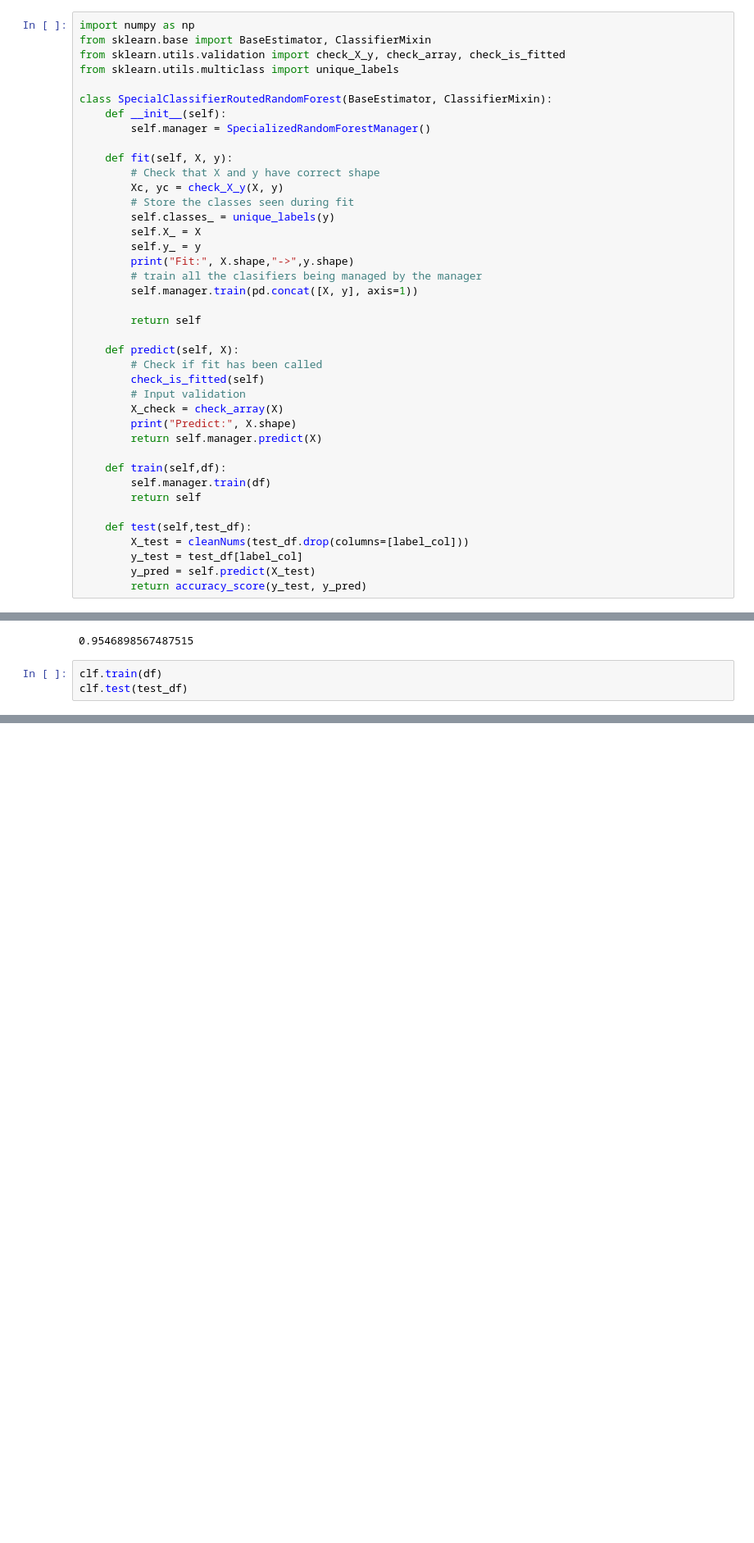
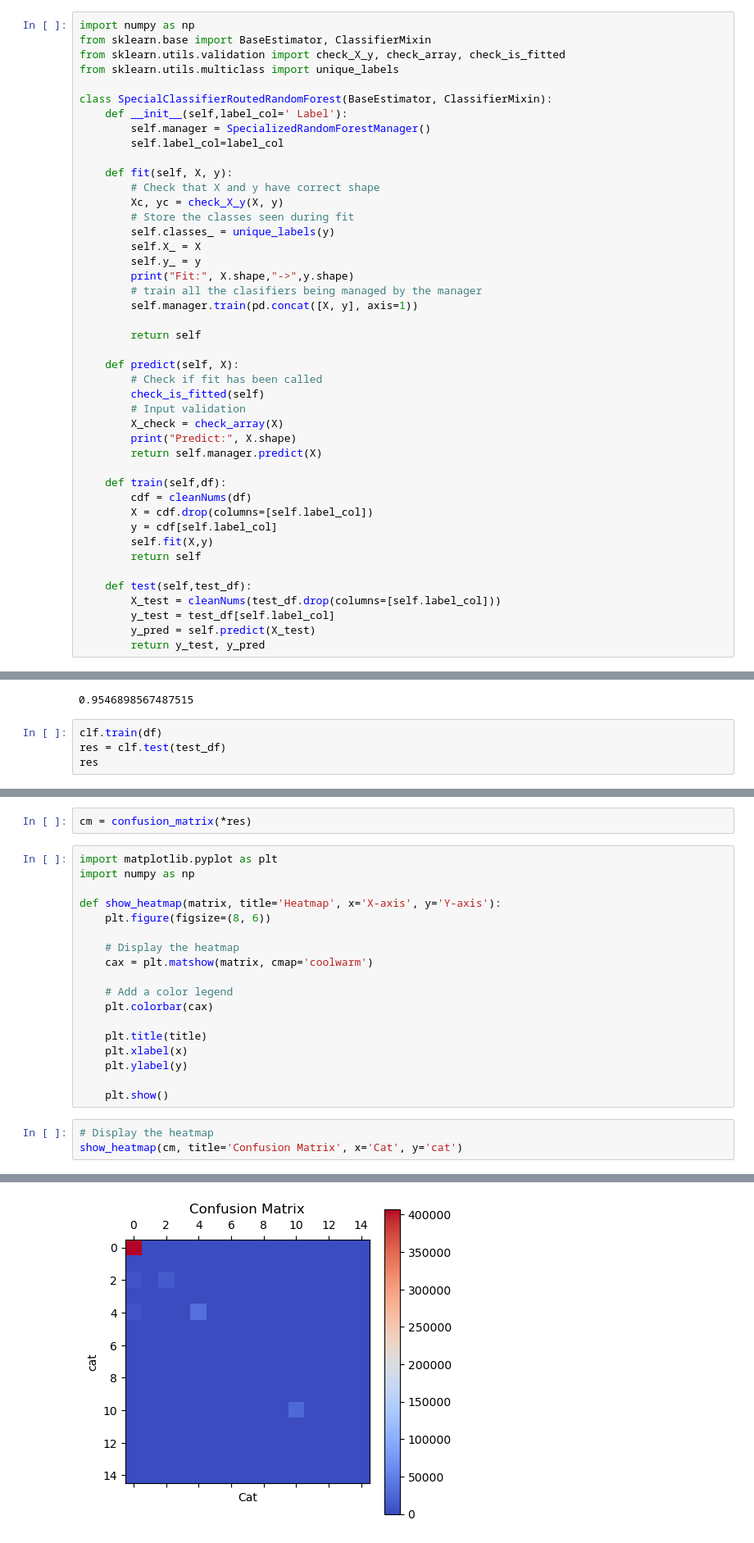
Before and after one commit to ndhananj/ITU-AI-ML-data-exploration, a Jupyter notebook: explore_training.ipynb, the cells around one changed output, grey strips where cells are left out. Shown: that part at 82% size. Cells and saved outputs as stored; diff of their text form; blank space fills up the shorter version.

```diff
--- a/explore_training.ipynb
+++ b/explore_training.ipynb
@@ -348,8 +348,9 @@ from sklearn.utils.validation import check_X_y, check_array, check_is_fitted
 from sklearn.utils.multiclass import unique_labels
 
 class SpecialClassifierRoutedRandomForest(BaseEstimator, ClassifierMixin):
-    def __init__(self):
+    def __init__(self,label_col=' Label'):
         self.manager = SpecializedRandomForestManager()
+        self.label_col=label_col
 
     def fit(self, X, y):
         # Check that X and y have correct shape
@@ -373,11 +374,14 @@ class SpecialClassifierRoutedRandomForest(BaseEstimator, ClassifierMixin):
         return self.manager.predict(X)
 
     def train(self,df):
-        self.manager.train(df)
+        cdf = cleanNums(df)
+        X = cdf.drop(columns=[self.label_col])
+        y = cdf[self.label_col]
+        self.fit(X,y)
         return self
 
     def test(self,test_df):
-        X_test = cleanNums(test_df.drop(columns=[label_col]))
-        y_test = test_df[label_col]
+        X_test = cleanNums(test_df.drop(columns=[self.label_col]))
+        y_test = test_df[self.label_col]
         y_pred = self.predict(X_test)
-        return accuracy_score(y_test, y_pred)
+        return y_test, y_pred
@@ -436,5 +441,6 @@ Label: Web Attack � Brute Force
 0.9546898567487515
 # %%
 clf.train(df)
-clf.test(test_df)
+res = clf.test(test_df)
+res
 # %% [output]
@@ -458,0 +484,24 @@ X: (1782497, 2) ,Y: (1782497,)
+# %%
+cm = confusion_matrix(*res)
+# %%
+import matplotlib.pyplot as plt
+import numpy as np
+
+def show_heatmap(matrix, title='Heatmap', x='X-axis', y='Y-axis'):
+    plt.figure(figsize=(8, 6))
+
+    # Display the heatmap
+    cax = plt.matshow(matrix, cmap='coolwarm')
+
+    # Add a color legend
+    plt.colorbar(cax)
+
+    plt.title(title)
+    plt.xlabel(x)
+    plt.ylabel(y)
+
+    plt.show()
+# %%
+# Display the heatmap
+show_heatmap(cm, title='Confusion Matrix', x='Cat', y='cat')
+# %% [output]
@@ -458,0 +509 @@ X: (1782497, 2) ,Y: (1782497,)
+[figure, added]
```
Also changed, not shown: parts of 12 cells of this notebook.
